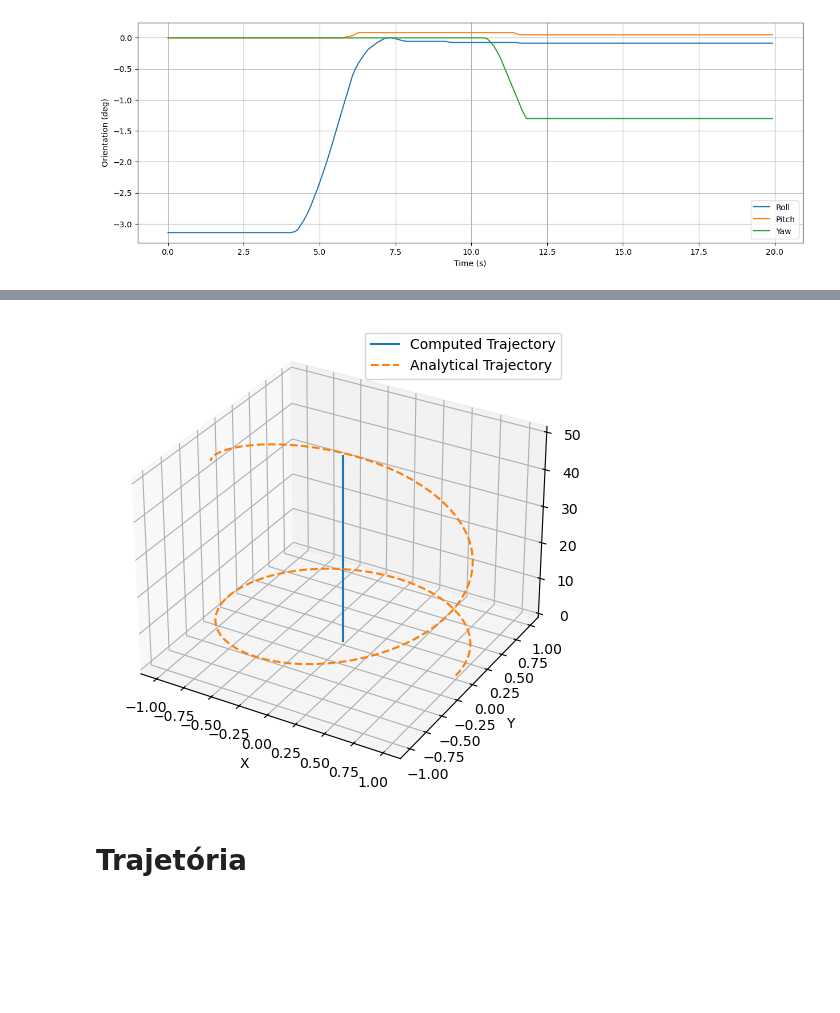
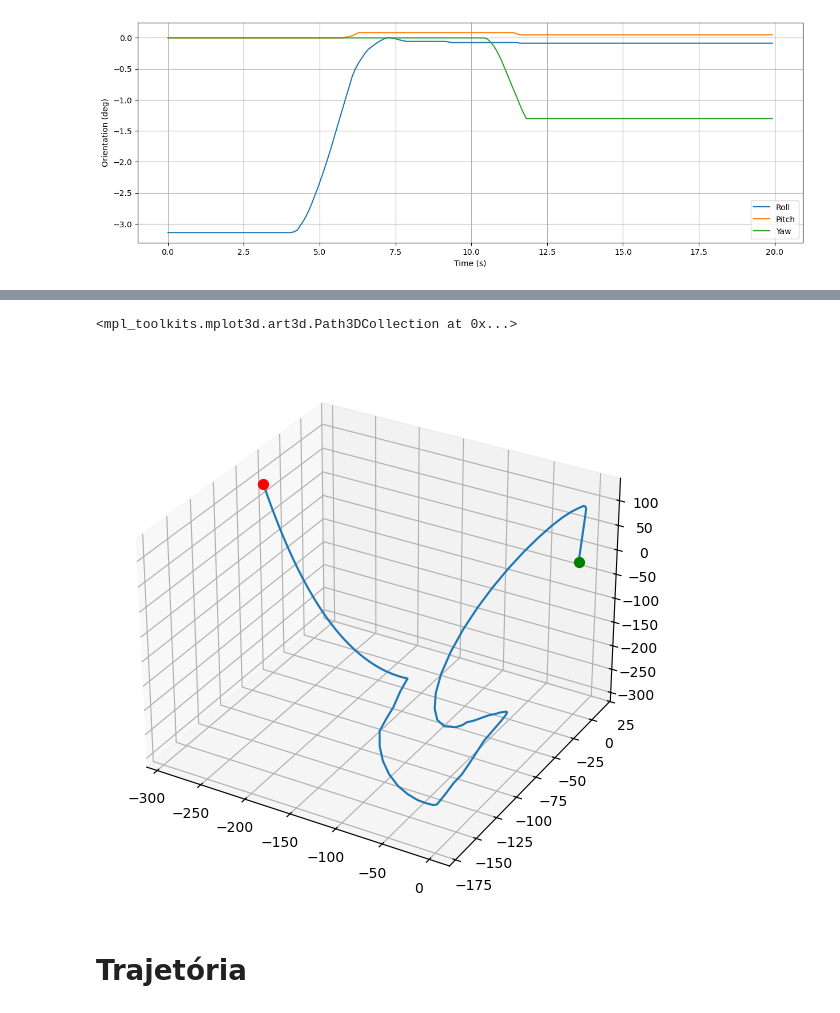
Before and after one commit to RodsCoimbra/IST-ROBO, a Jupyter notebook: task1.ipynb, the cells around one changed output, grey strips where cells are left out. Drawn from its saved outputs; the diff is of its cells as text; code cells hidden in the pictures; blank space fills up the shorter version.

```diff
--- a/task1.ipynb
+++ b/task1.ipynb
@@ -313,26 +229,19 @@ ax.plot(position[:,0], position[:,1], position[:,2], label="Trajectory")
-# %%
-import matplotlib.pyplot as plt
-
-# Extract computed trajectory
-positions = np.array(position)
-
-# Analytical trajectory
-x_analytical = np.cos(omega * time)
-y_analytical = np.sin(omega * time)
-z_analytical = 0.5 * acc_z * time**2
-
-# Plot results
-fig = plt.figure(figsize=(10, 6))
-ax = fig.add_subplot(111, projection='3d')
-ax.plot(positions[:, 0], positions[:, 1], positions[:, 2], label="Computed Trajectory")
-ax.plot(x_analytical, y_analytical, z_analytical, '--', label="Analytical Trajectory")
-ax.set_xlabel("X")
-ax.set_ylabel("Y")
-ax.set_zlabel("Z")
-ax.legend()
-plt.show()
-# %% [output]
-[figure, removed]
+# %%
+trajectory = []
+for a,(pos, rot) in enumerate(zip(position[1:], total_rotation[1:]), 1):
+    new_pos_world = rot @ pos
+    trajectory.append(new_pos_world + gravity_world * (time[a]- time[a-1])**2 / 2)
+
+trajectory = np.array(trajectory)
+fig = plt.figure(figsize=(10, 7))
+ax = fig.add_subplot(111, projection='3d')
+# Plot the trajectory
+ax.plot(trajectory[:,0], trajectory[:,1], trajectory[:,2], label="Trajectory")
+ax.scatter(trajectory[0,0], trajectory[0,1], trajectory[0,2], color="green", label="Start", s=50)  # Start point
+ax.scatter(trajectory[-1,0], trajectory[-1,1], trajectory[-1,2], color="red", label="End", s=50)  # End point
+# %% [output]
+<mpl_toolkits.mplot3d.art3d.Path3DCollection at 0x...>
+[figure, added]
 # %% [markdown]
 # Trajetória
 # %%
```
Also changed, not shown: parts of 7 cells of this notebook, 1 other file.
